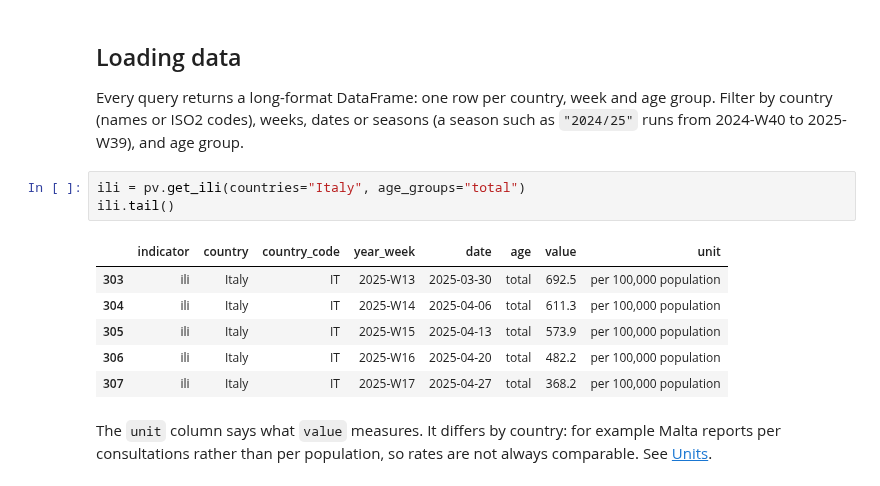
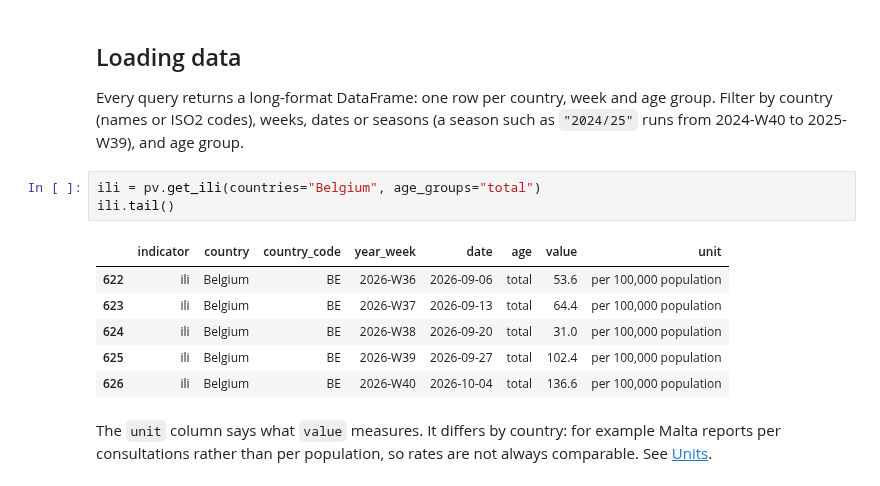
Before and after one commit to ngozzi/pyerviss, a Jupyter notebook: notebooks/quickstart.ipynb, the cells around one changed output. Drawn from its saved outputs; the diff is of its cells as text.

```diff
--- a/notebooks/quickstart.ipynb
+++ b/notebooks/quickstart.ipynb
@@ -55,15 +55,15 @@ Every query returns a long-format DataFrame: one row per country, week and age g
 by country (names or ISO2 codes), weeks, dates or seasons (a season such as `"2024/25"` runs
 from 2024-W40 to 2025-W39), and age group.
 # %%
-ili = pv.get_ili(countries="Italy", age_groups="total")
+ili = pv.get_ili(countries="Belgium", age_groups="total")
 ili.tail()
 # %% [output]
 |  | indicator | country | country_code | year_week | date | age | value | unit |
-| 303 | ili | Italy | IT | 2025-W13 | 2025-03-30 | total | 692.5 | per 100,000 population |
-| 304 | ili | Italy | IT | 2025-W14 | 2025-04-06 | total | 611.3 | per 100,000 population |
-| 305 | ili | Italy | IT | 2025-W15 | 2025-04-13 | total | 573.9 | per 100,000 population |
-| 306 | ili | Italy | IT | 2025-W16 | 2025-04-20 | total | 482.2 | per 100,000 population |
-| 307 | ili | Italy | IT | 2025-W17 | 2025-04-27 | total | 368.2 | per 100,000 population |
+| 622 | ili | Belgium | BE | 2026-W36 | 2026-09-06 | total | 53.6 | per 100,000 population |
+| 623 | ili | Belgium | BE | 2026-W37 | 2026-09-13 | total | 64.4 | per 100,000 population |
+| 624 | ili | Belgium | BE | 2026-W38 | 2026-09-20 | total | 31.0 | per 100,000 population |
+| 625 | ili | Belgium | BE | 2026-W39 | 2026-09-27 | total | 102.4 | per 100,000 population |
+| 626 | ili | Belgium | BE | 2026-W40 | 2026-10-04 | total | 136.6 | per 100,000 population |
 # %% [markdown]
 The `unit` column says what `value` measures. It differs by country: for example Malta
 reports per consultations rather than per population, so rates are not always comparable.
```
Also changed, not shown: parts of 8 cells of this notebook, 8 other files.
